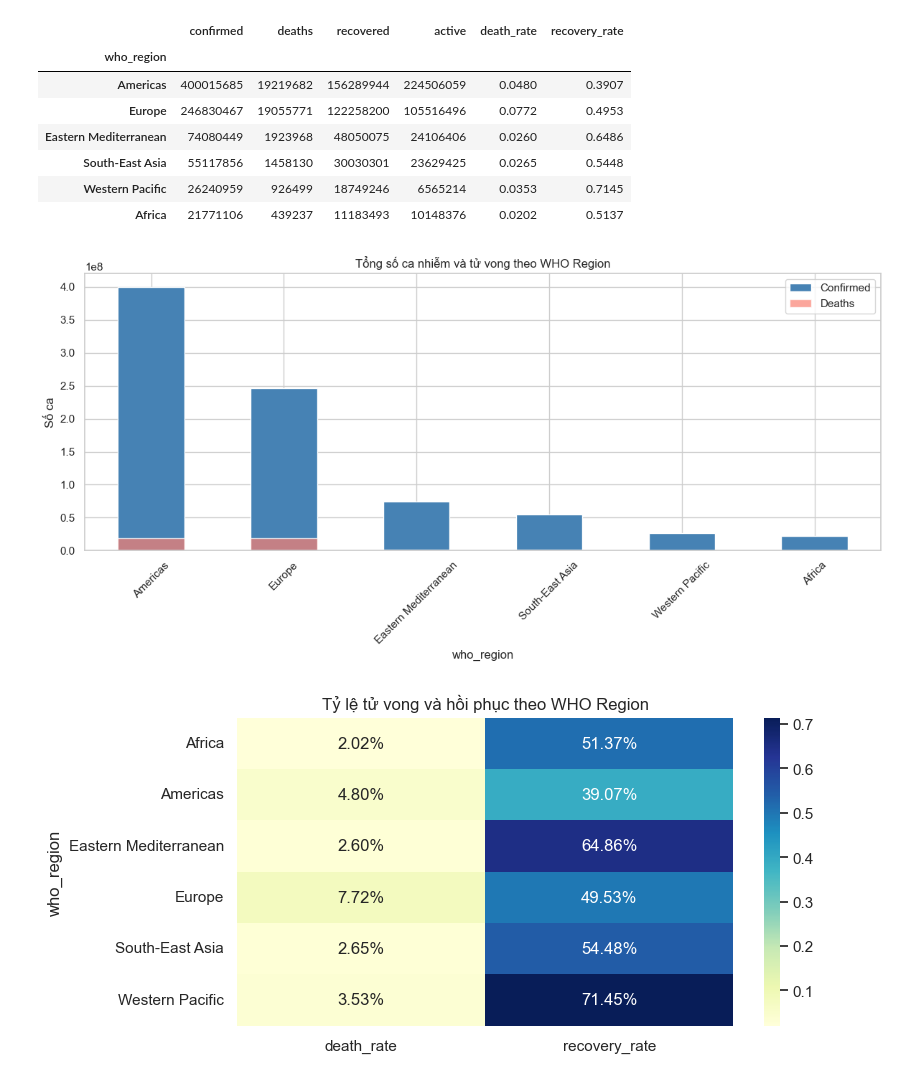
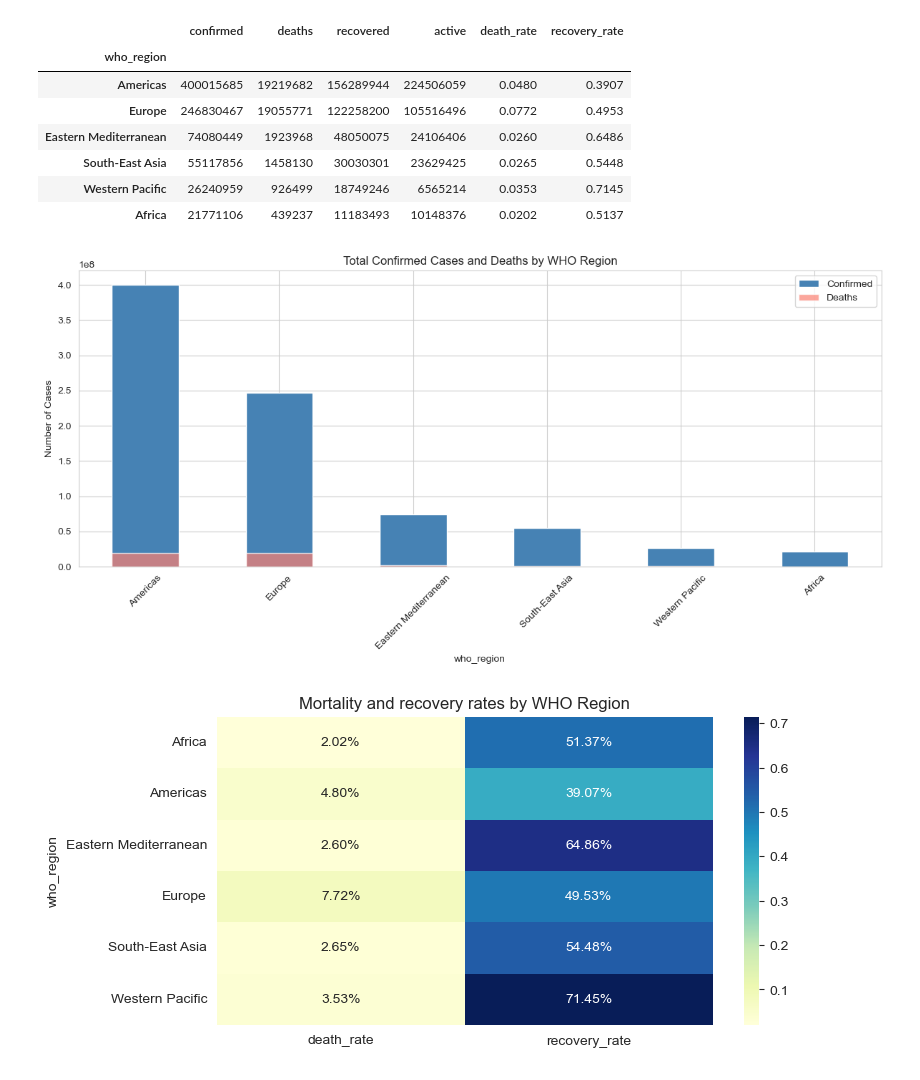
Before and after one commit to DuyLinh-Data/DA_self_learning, a Jupyter notebook: Stats_covid19/Stats_covid19.ipynb, the cells around one changed output. Drawn from its saved outputs; the diff is of its cells as text; code cells hidden in the pictures.

```diff
--- a/Stats_covid19/Stats_covid19.ipynb
+++ b/Stats_covid19/Stats_covid19.ipynb
@@ -1262,0 +1183,33 @@ Cách khác hợp lý hơn
+# %%
+import matplotlib.pyplot as plt
+
+# Step 1: Ensure the 'date' column is in datetime format
+df['date'] = pd.to_datetime(df['date'])
+
+# Step 2: Assign period labels
+df['period'] = df['date'].apply(lambda x: 'Before lockdown' if x < pd.Timestamp('2020-04-01') else 'During lockdown')
+
+# Step 3: Calculate average fatality and recovery rates by period
+period_stats = df.groupby('period')[['death_rate', 'recovery_rate']].mean().reset_index()
+
+# Step 4: Plot two pie charts in a 1-row, 2-column layout
+fig, axs = plt.subplots(1, 2, figsize=(10, 5))
+
+# Pie chart: Fatality rate
+axs[0].pie(period_stats['death_rate'],
+           labels=period_stats['period'],
+           autopct='%.1f%%',
+           startangle=90,
+           colors=['#ff9999','#66b3ff'])
+axs[0].set_title("Fatality Rate by Period")
+
+# Pie chart: Recovery rate
+axs[1].pie(period_stats['recovery_rate'],
+           labels=period_stats['period'],
+           autopct='%.1f%%',
+           startangle=90,
+           colors=['#99ff99','#ffcc99'])
+axs[1].set_title("Recovery Rate by Period")
+
+plt.tight_layout()
+plt.show()
@@ -1470,24 +1427,24 @@ region_summary.sort_values("confirmed", ascending=False)
 | Western Pacific | 26240959 | 926499 | 18749246 | 6565214 | 0.0353 | 0.7145 |
 | Africa | 21771106 | 439237 | 11183493 | 10148376 | 0.0202 | 0.5137 |
 # %%
-# Bar chart: Số ca nhiễm và tử vong theo khu vực
+# Bar chart: Number of confirmed cases and deaths by region
 
 import matplotlib.pyplot as plt
 
 region_summary_sorted = region_summary.sort_values("confirmed", ascending=False)
 
 plt.figure(figsize=(12,6))
 region_summary_sorted["confirmed"].plot(kind="bar", color="steelblue", label="Confirmed")
 region_summary_sorted["deaths"].plot(kind="bar", color="salmon", alpha=0.7, label="Deaths")
 
-plt.title("Tổng số ca nhiễm và tử vong theo WHO Region")
-plt.ylabel("Số ca")
+plt.title("Total Confirmed Cases and Deaths by WHO Region")
+plt.ylabel("Number of Cases")
 plt.xticks(rotation=45)
 plt.legend()
 plt.tight_layout()
 plt.show()
 # %% [output]
-[figure, old version]
+[figure, new version]
 # %%
 # Heatmap: Tỷ lệ tử vong và hồi phục theo khu vực
 
@@ -1495,8 +1452,8 @@ import seaborn as sns
 
 plt.figure(figsize=(8,4))
 sns.heatmap(region_summary[["death_rate", "recovery_rate"]], annot=True, cmap="YlGnBu", fmt=".2%")
-plt.title("Tỷ lệ tử vong và hồi phục theo WHO Region")
+plt.title("Mortality and recovery rates by WHO Region")
 plt.show()
 # %% [output]
-[figure, old version]
+[figure, new version]
 # %%
```
Also changed, not shown: parts of 99 cells of this notebook.
